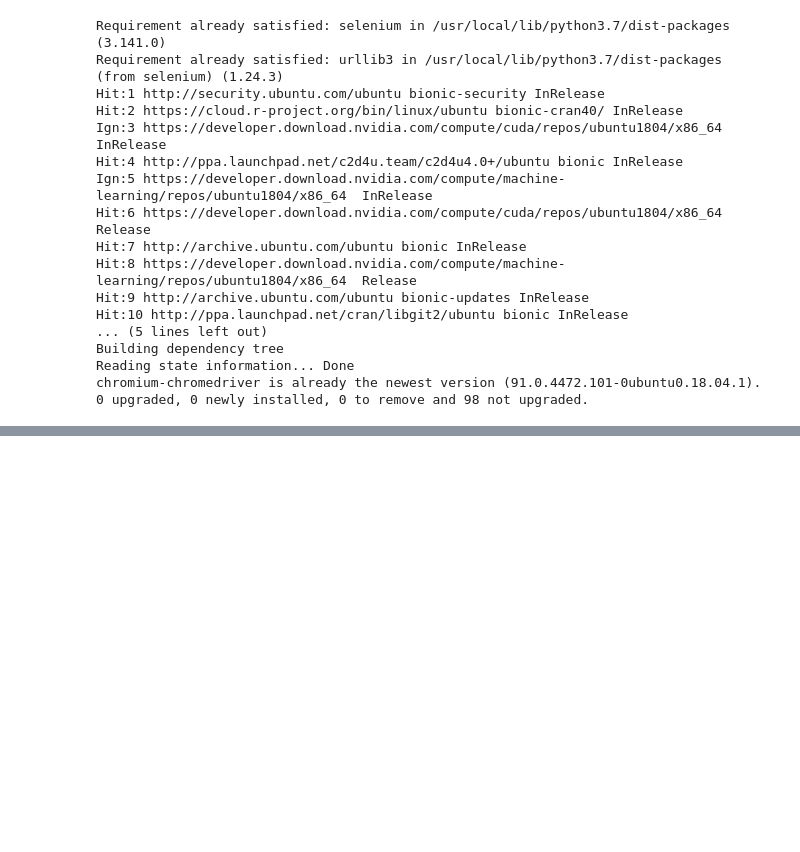
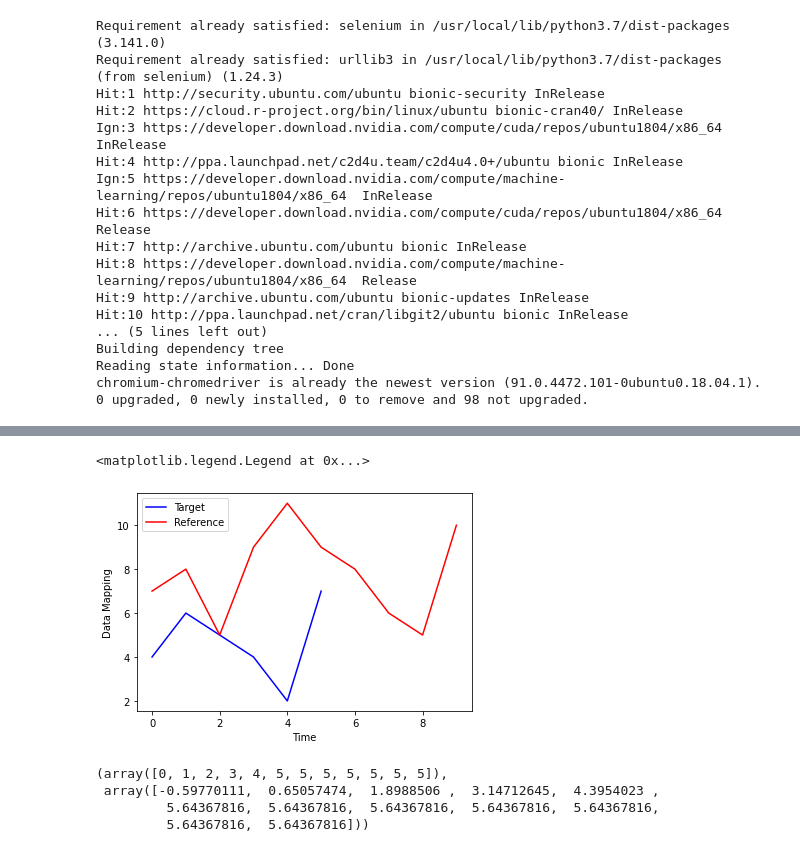
Before and after one commit to HWANG-HOE-SUN/Code-, a Jupyter notebook: DAPROG_수학코드구현.ipynb, the cells around one changed output, grey strips where cells are left out. Saved outputs shown, nothing was run; the diff lists cells and outputs as text; code cells hidden in the pictures; blank space fills up the shorter version.

```diff
--- a/DAPROG_수학코드구현.ipynb
+++ b/DAPROG_수학코드구현.ipynb
@@ -62,8 +47,10 @@ Total Distance is  34.0
 # %%
-A = np.array([4,6,5,4,2,7])
-B = np.array([7,8,5,9,11,9])
+A = np.array([4,6,5,4,2,7]) # target길이는 6
+B = np.array([7,8,5,9,11,9,8,6,5,10]) # 가지고있는 reference길이는 10
 
-dtw_result = DTW(A,B,window=6)
+use_B = B[0:len(A)] # 전체 범위를 사용하지않고, Target의 열화 범위에만 맞추어서 사용한다(for 선형적 Optimal Warping Path)
+
+dtw_result = DTW(A,use_B,window=6) # window값은 Target 데이터 수에 맞추어서 적용
 # %%
 dtw_result[1] # Path Matching(index,index)
 # %% [output]
@@ -239,0 +291,19 @@ def calcul_PI(a,size):
+# %%
+# 논문 그림 2.5 (b)
+
+plt.plot(A,'b',label='Target') # Target 시계열 value
+plt.plot(B,'r',label='Reference') # Reference 시계열 value
+plt.xlabel('Time')
+plt.ylabel('Data Mapping')
+
+plt.legend()
+# %% [output]
+<matplotlib.legend.Legend at 0x...>
+[figure, added]
+# %%
+x_train,x_train * W + b
+# %% [output]
+(array([0, 1, 2, 3, 4, 5, 5, 5, 5, 5, 5, 5]),
+ array([-0.59770111,  0.65057474,  1.8988506 ,  3.14712645,  4.3954023 ,
+         5.64367816,  5.64367816,  5.64367816,  5.64367816,  5.64367816,
+         5.64367816,  5.64367816]))
```
Also changed, not shown: parts of 20 cells of this notebook.
